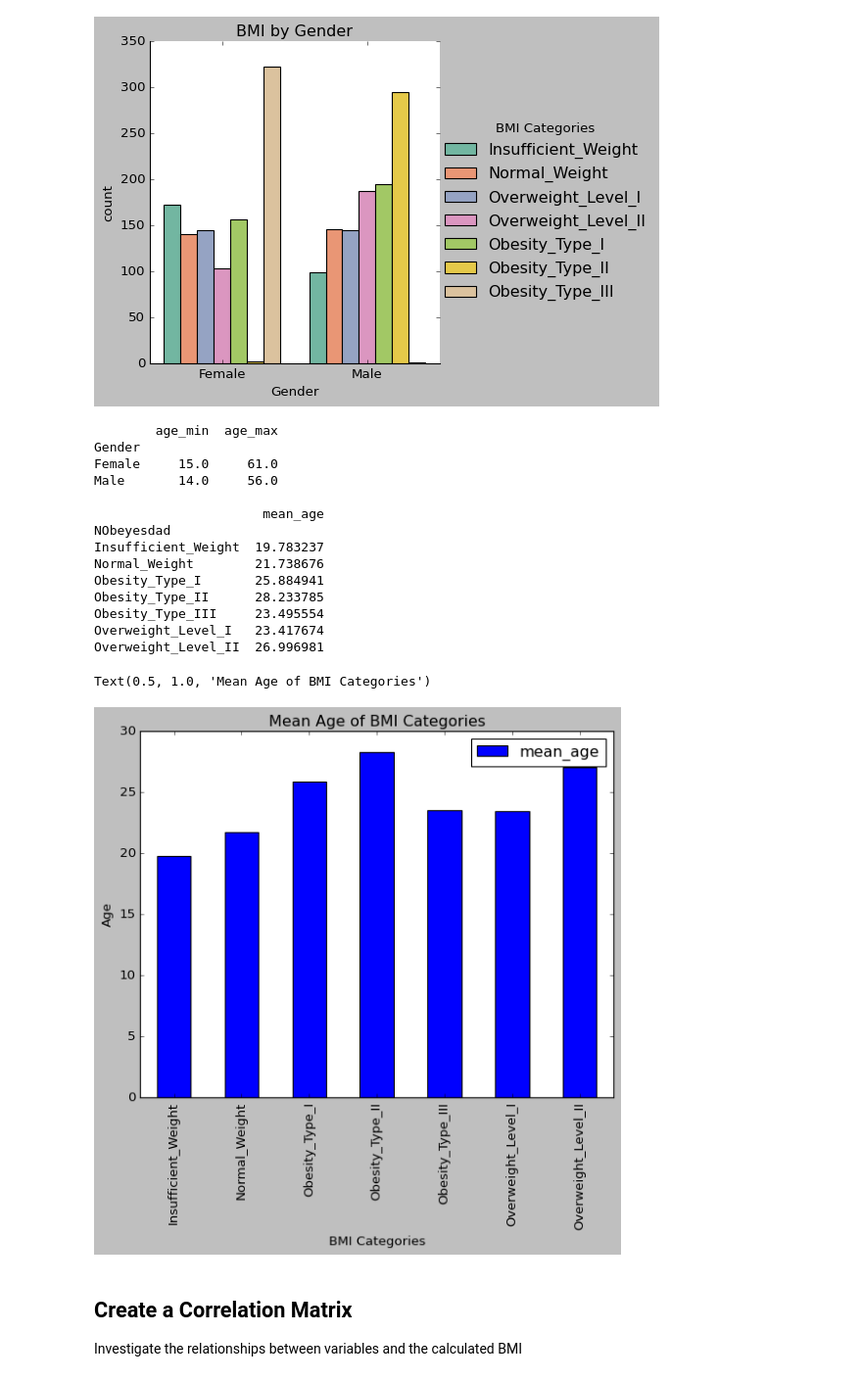
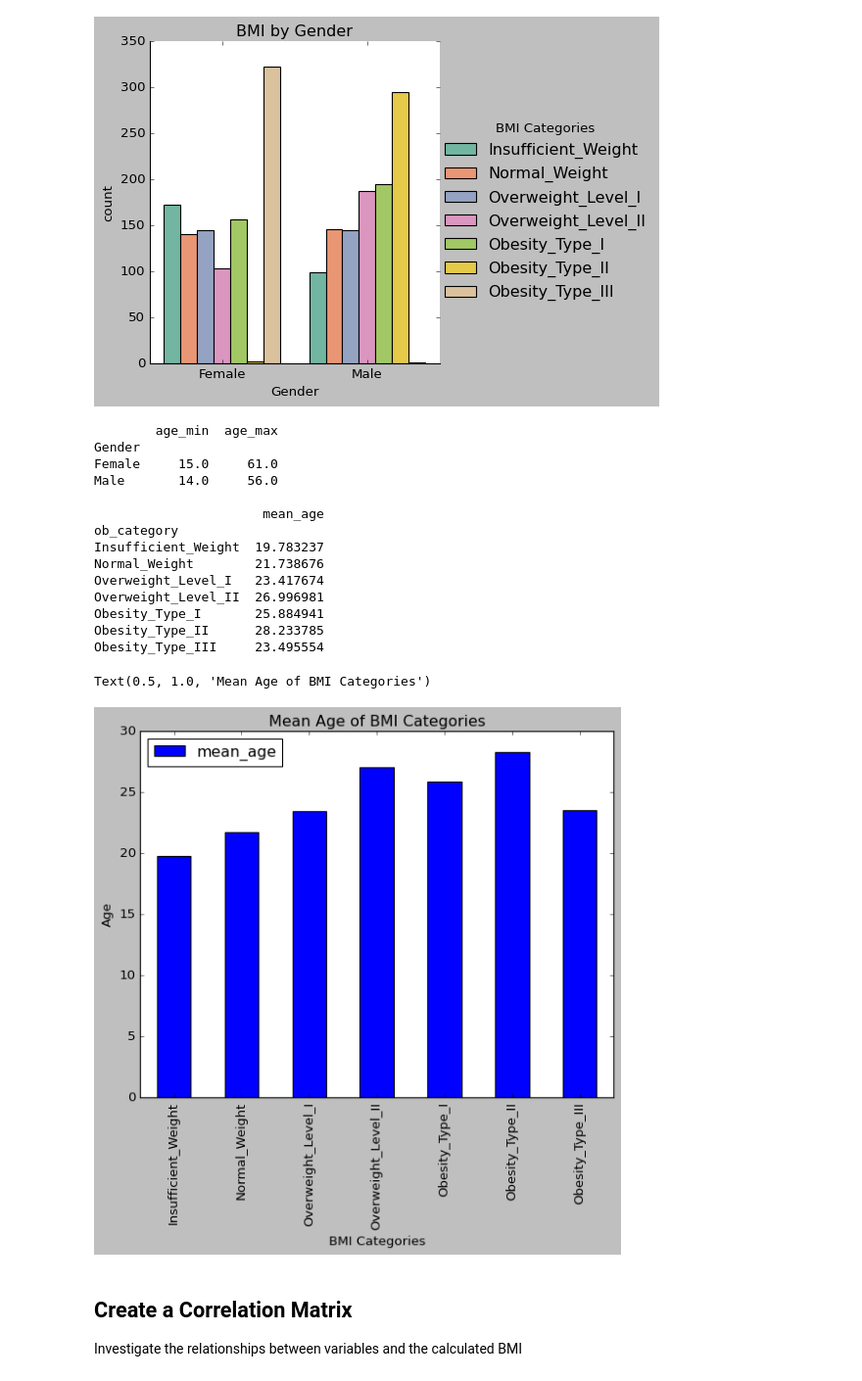
Before and after one commit to MCMacy/DataScienceClasses, a Jupyter notebook: Data201_Project1_Obesity.ipynb, the cells around one changed output. Shown at 98% size. Drawn from its saved outputs; the diff is of its cells as text; code cells hidden in the pictures.

```diff
--- a/Data201_Project1_Obesity.ipynb
+++ b/Data201_Project1_Obesity.ipynb
@@ -259,35 +259,35 @@ g._legend.set_title("BMI Categories")
 # %%
 #age range by gender
 age_by_gender = ob_clean.groupby(['Gender']).agg(age_min =('Age', 'min'),
                                                  age_max =('Age', 'max'))
 print(age_by_gender,"\n")
 
 #grouping bmi categories by mean age of each
-mean_age_bmi = ob_clean.groupby('NObeyesdad').agg(mean_age = ('Age', 'mean'))
+mean_age_bmi = obesity.groupby('ob_category').agg(mean_age = ('Age', 'mean'))
 print(mean_age_bmi,"\n")
 
 #plotting result
 mean_age_bmi.plot(kind='bar')
 plt.xlabel('BMI Categories')
 plt.ylabel('Age')
 plt.title('Mean Age of BMI Categories')
 # %% [output]
         age_min  age_max
 Gender
 Female     15.0     61.0
 Male       14.0     56.0
 
                       mean_age
-NObeyesdad
+ob_category
 Insufficient_Weight  19.783237
 Normal_Weight        21.738676
+Overweight_Level_I   23.417674
+Overweight_Level_II  26.996981
 Obesity_Type_I       25.884941
 Obesity_Type_II      28.233785
 Obesity_Type_III     23.495554
-Overweight_Level_I   23.417674
-Overweight_Level_II  26.996981
 Text(0.5, 1.0, 'Mean Age of BMI Categories')
-[figure, old version]
+[figure, new version]
 # %% [markdown]
 ## Create a Correlation Matrix
 
```
Also changed, not shown: parts of 1 cell of this notebook.
